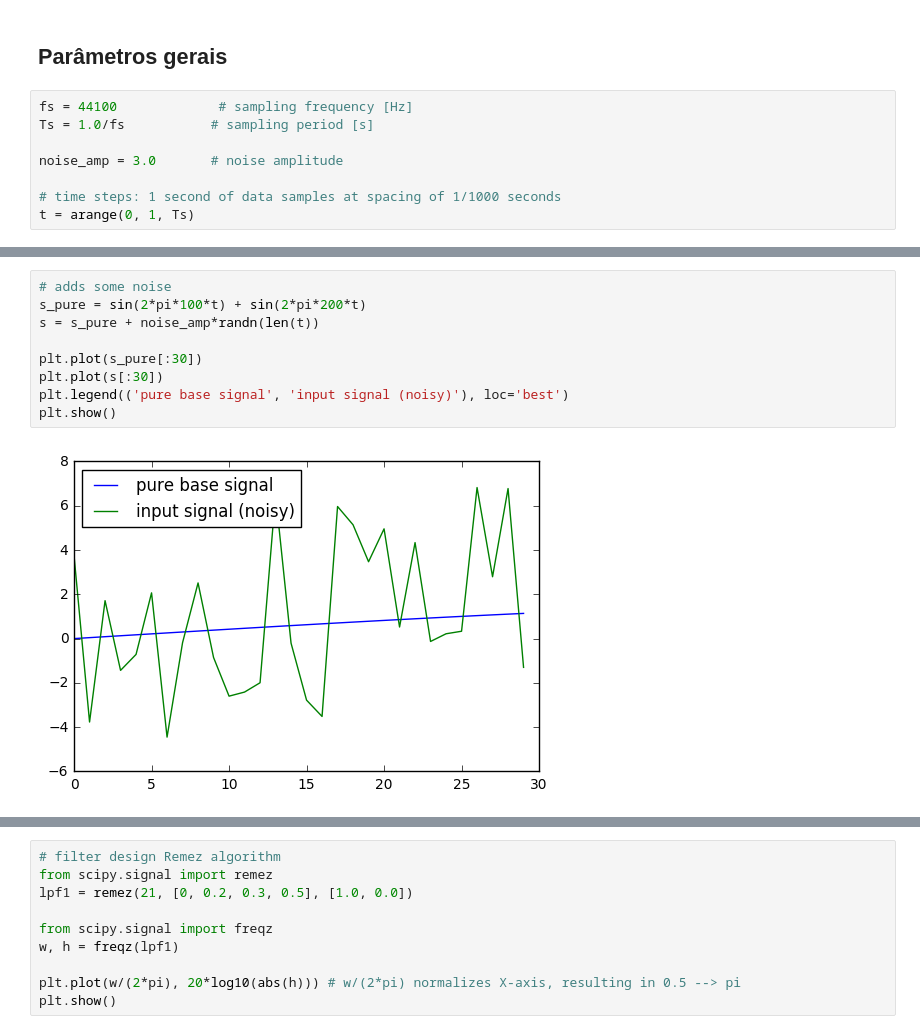
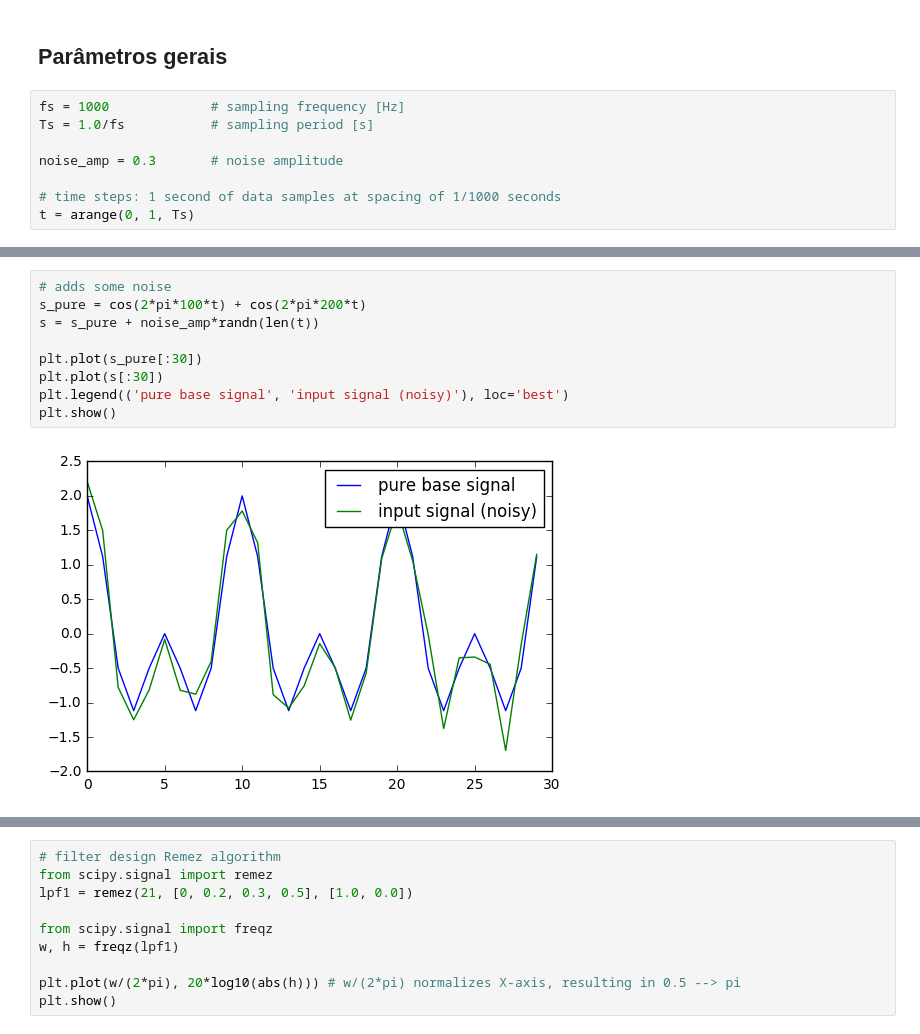
Before and after one commit to lpillmann/ufsc-dsp, a Jupyter notebook: homework/homework-filter-design.ipynb, the cells around one changed output, grey strips where cells are left out. Saved outputs shown, nothing was run; the diff lists cells and outputs as text.

```diff
--- a/homework/homework-filter-design.ipynb
+++ b/homework/homework-filter-design.ipynb
@@ -9,10 +9,10 @@ import numpy as np
 # %% [markdown]
 ## Parâmetros gerais
 # %%
-fs = 44100             # sampling frequency [Hz]
+fs = 1000             # sampling frequency [Hz]
 Ts = 1.0/fs           # sampling period [s]
 
-noise_amp = 3.0       # noise amplitude
+noise_amp = 0.3       # noise amplitude
 
 # time steps: 1 second of data samples at spacing of 1/1000 seconds
 t = arange(0, 1, Ts)
@@ -31,14 +40,14 @@ hf = np.array([1209, 1336, 1477, 1633])
 # %%
 # adds some noise
-s_pure = sin(2*pi*100*t) + sin(2*pi*200*t)
+s_pure = cos(2*pi*100*t) + cos(2*pi*200*t)
 s = s_pure + noise_amp*randn(len(t))
 
 plt.plot(s_pure[:30])
 plt.plot(s[:30])
 plt.legend(('pure base signal', 'input signal (noisy)'), loc='best')
 plt.show()
 # %% [output]
-[figure, old version]
+[figure, new version]
 # %%
 ft_pure = fft(s_pure)/len(s_pure)
 ft = fft(s)/len(s)
```
Also changed, not shown: parts of 10 cells of this notebook, 1 other file.
